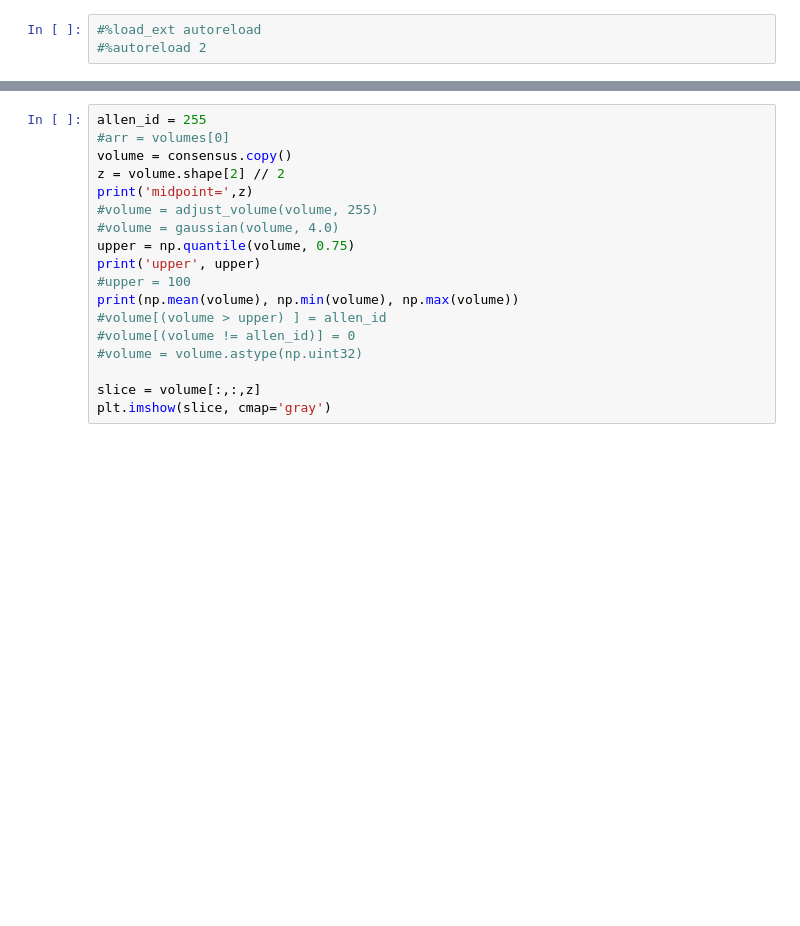
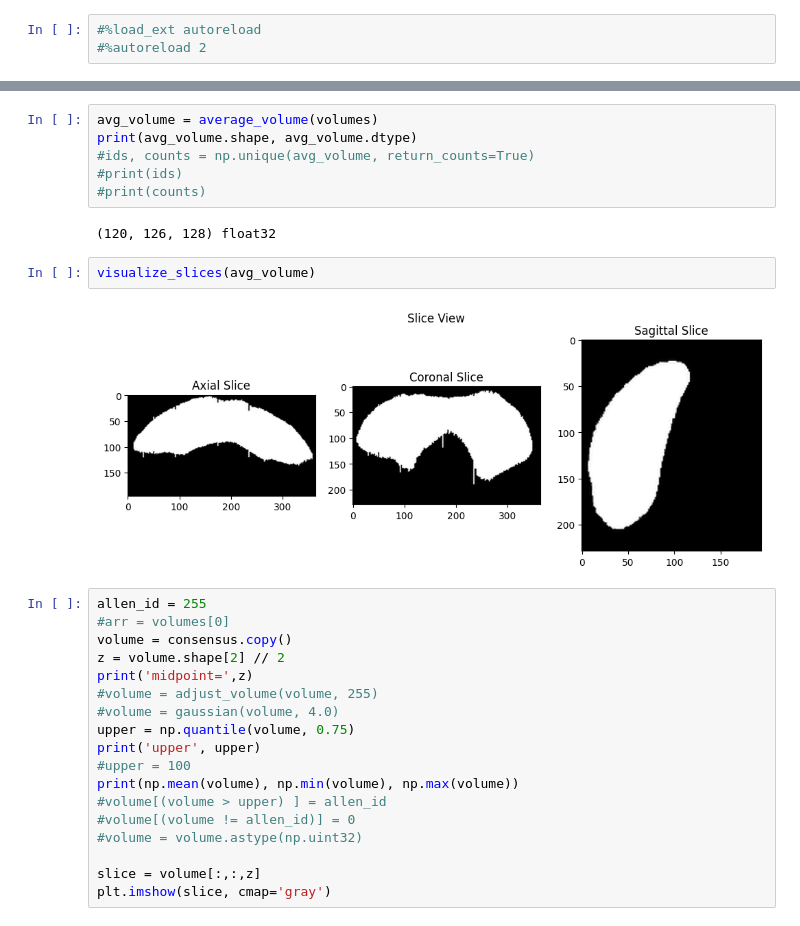
Before and after one commit to BrainSharer/pipeline, a Jupyter notebook: src/atlas/notebooks/view_volumes.ipynb, the cells around one changed output, grey strips where cells are left out. Saved outputs shown, nothing was run; the diff lists cells and outputs as text; blank space fills up the shorter version.

```diff
--- a/src/atlas/notebooks/view_volumes.ipynb
+++ b/src/atlas/notebooks/view_volumes.ipynb
@@ -402,3 +218,15 @@ print(f"Consensus shape: {consensus.shape}, dtype: {consensus.dtype}")
+# %%
+avg_volume = average_volume(volumes)
+print(avg_volume.shape, avg_volume.dtype)
+#ids, counts = np.unique(avg_volume, return_counts=True)
+#print(ids)
+#print(counts)
+# %% [output]
+(120, 126, 128) float32
+# %%
+visualize_slices(avg_volume)
+# %% [output]
+[figure, added]
 # %%
 allen_id = 255
 #arr = volumes[0]
```
Also changed, not shown: parts of 33 cells of this notebook, 6 other files.
